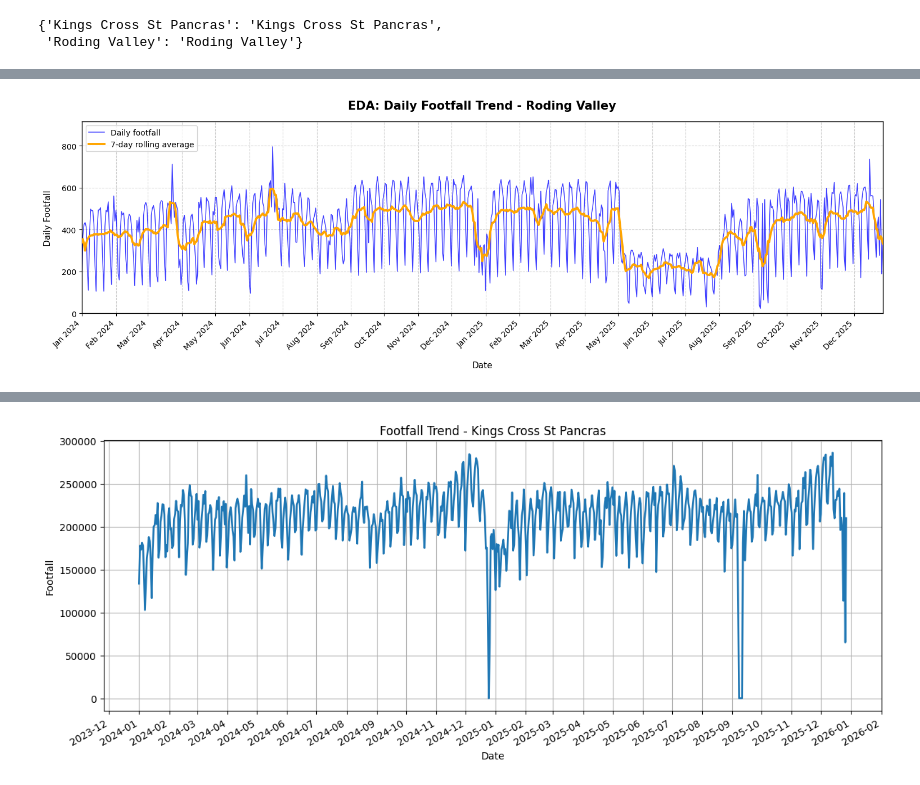
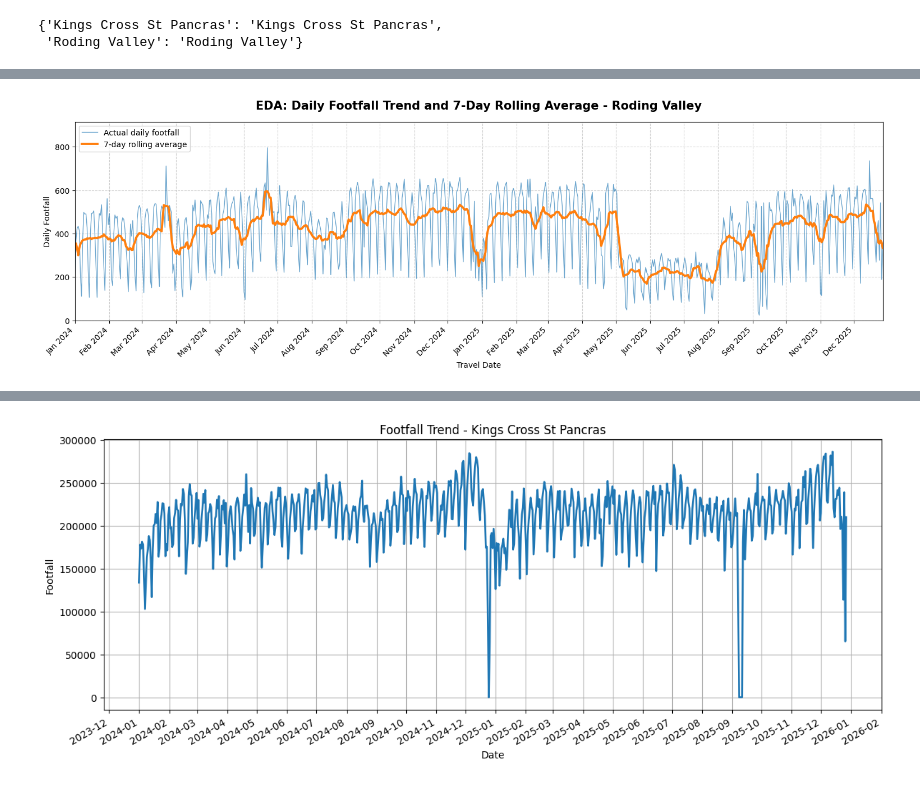
Before and after one commit to HARIRAJAMOHAN2000/london-public-transport-footfall-analysis, a Jupyter notebook: Analysis on TFL using Tube and Rail Stations in 2024-2025.ipynb, the cells around one changed output, grey strips where cells are left out. Cells and saved outputs as stored; diff of their text form; code cells hidden in the pictures.

```diff
--- a/Analysis on TFL using Tube and Rail Stations in 2024-2025.ipynb
+++ b/Analysis on TFL using Tube and Rail Stations in 2024-2025.ipynb
@@ -382,109 +568,88 @@ display(eda_summary)
 # %%
-# 5.2 EDA: Daily Footfall Trend and 7-Day Rolling Average
+# 6.1 EDA: Daily Footfall Trend and 7-Day Rolling Average
 
-eda_plot_df = eda_df[eda_df["Station"].isin(selected)].copy()
-eda_plot_df["TravelDate"] = pd.to_datetime(eda_plot_df["TravelDate"])
-eda_plot_df = eda_plot_df.sort_values(["Station", "TravelDate"])
-
-# 7-day rolling average
-eda_plot_df["Footfall_7day_avg"] = (
-    eda_plot_df
-    .groupby("Station")["Footfall"]
-    .transform(lambda x: x.rolling(window=7, center=True, min_periods=1).mean())
-)
-
-# Same date range for both station graphs
-date_min = eda_plot_df["TravelDate"].min()
-date_max = eda_plot_df["TravelDate"].max()
-
-# Month-by-month x-axis
 month_locator = mdates.MonthLocator(interval=1)
 month_formatter = mdates.DateFormatter("%b %Y")
 
 for st in selected:
-    temp = eda_plot_df[eda_plot_df["Station"] == st].copy()
+    temp = eda_base[eda_base["Station"] == st].copy()
 
-    fig, ax = plt.subplots(figsize=(16, 5.5))
+    fig, ax = plt.subplots(figsize=(16, 5.8))
 
-    # daily footfall line
+    # Plot actual daily footfall
     ax.plot(
         temp["TravelDate"],
         temp["Footfall"],
-        color="blue",
-        linewidth=1.1,
-        alpha=0.75,
-        label="Daily footfall",
-        zorder=2
+        linewidth=1.0,
+        alpha=0.65,
+        label="Actual daily footfall"
     )
 
-    # 7-day rolling average line
+    # Plot 7-day rolling average
     ax.plot(
         temp["TravelDate"],
         temp["Footfall_7day_avg"],
-        color="orange",
         linewidth=2.8,
-        alpha=1.0,
-        label="7-day rolling average",
-        zorder=3
+        label="7-day rolling average"
     )
 
     ax.set_title(
-        f"EDA: Daily Footfall Trend - {st}",
+        f"EDA: Daily Footfall Trend and 7-Day Rolling Average - {st}",
         fontsize=15,
         fontweight="bold",
         pad=16
     )
 
-    ax.set_xlabel("Date", fontsize=11, labelpad=12)
-    ax.set_ylabel("Daily Footfall", fontsize=11, labelpad=12)
+    ax.set_xlabel("Travel Date")
+    ax.set_ylabel("Daily Footfall")
 
     ax.set_xlim(date_min, date_max)
 
     ymax = temp["Footfall"].max()
     ax.set_ylim(0, ymax * 1.15)
 
-    # Month-by-month x-axis
+    # Format x-axis by month
     ax.xaxis.set_major_locator(month_locator)
     ax.xaxis.set_major_formatter(month_formatter)
+    plt.setp(ax.get_xticklabels(), rotation=45, ha="right")
 
-    plt.setp(
-        ax.get_xticklabels(),
-        rotation=45,
-        ha="right"
-    )
-
-    # Format y-axis with commas
+    # Format y-axis using comma separators
     ax.yaxis.set_major_formatter(
         mticker.FuncFormatter(lambda x, pos: f"{int(x):,}")
     )
 
-    # Stronger visible grid
-    ax.set_axisbelow(True)
     ax.grid(
         True,
-        which="major",
-        axis="both",
         linestyle="--",
         linewidth=0.8,
-        alpha=0.60
+        alpha=0.6
     )
 
-    # Slightly stronger border around the chart
-    for spine in ax.spines.values():
-        spine.set_linewidth(1.0)
-
-    ax.legend(
-        loc="upper left",
-        frameon=True,
-        fontsize=10
-    )
+    ax.legend(loc="upper left")
 
     fig.subplots_adjust(
-        left=0.09,
+        left=0.08,
         right=0.98,
         top=0.86,
-        bottom=0.24
+        bottom=0.25
     )
 
     plt.show()
+
+    # Show largest daily movements
+    print(f"\nTop 10 largest day-to-day footfall changes for {st}:")
+
+    largest_daily_changes = (
+        temp[["TravelDate", "Station", "Footfall", "Daily_Change", "Daily_Change_Percent"]]
+        .assign(abs_change=lambda d: d["Daily_Change"].abs())
+        .sort_values("abs_change", ascending=False)
+        .drop(columns="abs_change")
+        .head(10)
+        .copy()
+    )
+
+    largest_daily_changes["Daily_Change"] = largest_daily_changes["Daily_Change"].round(2)
+    largest_daily_changes["Daily_Change_Percent"] = largest_daily_changes["Daily_Change_Percent"].round(2)
+
+    display(largest_daily_changes)
 # %% [output]
@@ -492 +669 @@ for st in selected:
-[figure, old version]
+[figure, new version]
```
Also changed, not shown: parts of 58 cells of this notebook.
